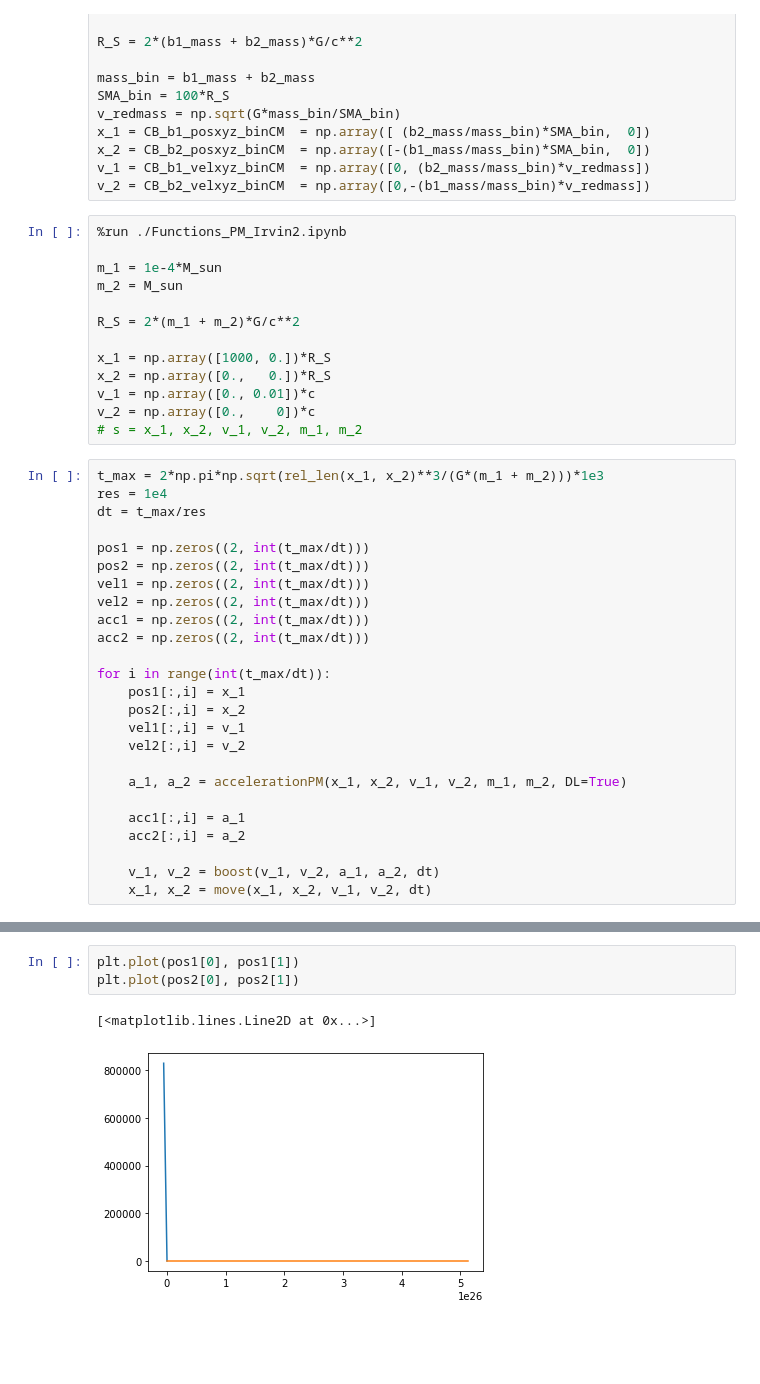
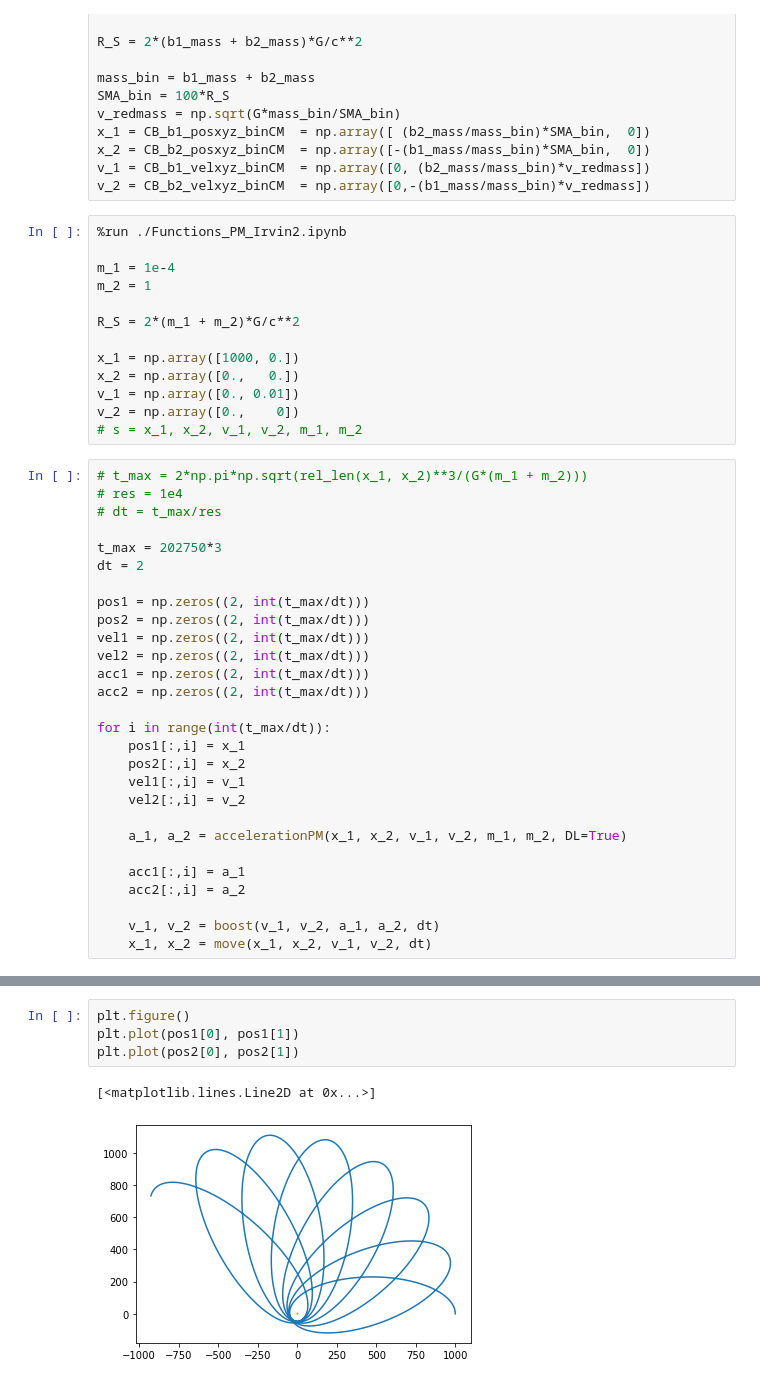
Before and after one commit to carlivas/Binary-Black-Hole-Orbitals, a Jupyter notebook: 04 POST MINKOWSKIAN EXPANSION/Documents/test_Irvin.ipynb, the cells around one changed output, grey strips where cells are left out. Saved outputs shown, nothing was run; the diff lists cells and outputs as text; blank space fills up the shorter version.

```diff
--- a/04 POST MINKOWSKIAN EXPANSION/Documents/test_Irvin.ipynb
+++ b/04 POST MINKOWSKIAN EXPANSION/Documents/test_Irvin.ipynb
@@ -16,20 +16,23 @@ v_2 = CB_b2_velxyz_binCM  = np.array([0,-(b1_mass/mass_bin)*v_redmass])
 # %%
 %run ./Functions_PM_Irvin2.ipynb
 
-m_1 = 1e-4*M_sun
-m_2 = M_sun
+m_1 = 1e-4
+m_2 = 1
 
 R_S = 2*(m_1 + m_2)*G/c**2
 
-x_1 = np.array([1000, 0.])*R_S
-x_2 = np.array([0.,   0.])*R_S
-v_1 = np.array([0., 0.01])*c
-v_2 = np.array([0.,    0])*c
+x_1 = np.array([1000, 0.])
+x_2 = np.array([0.,   0.])
+v_1 = np.array([0., 0.01])
+v_2 = np.array([0.,    0])
 # s = x_1, x_2, v_1, v_2, m_1, m_2
 # %%
-t_max = 2*np.pi*np.sqrt(rel_len(x_1, x_2)**3/(G*(m_1 + m_2)))*1e3
-res = 1e4
-dt = t_max/res
+# t_max = 2*np.pi*np.sqrt(rel_len(x_1, x_2)**3/(G*(m_1 + m_2)))
+# res = 1e4
+# dt = t_max/res
+
+t_max = 202750*3
+dt = 2
 
 pos1 = np.zeros((2, int(t_max/dt)))
 pos2 = np.zeros((2, int(t_max/dt)))
@@ -90,8 +64,9 @@ KeyboardInterrupt:
 # %%
+plt.figure()
 plt.plot(pos1[0], pos1[1])
 plt.plot(pos2[0], pos2[1])
 # %% [output]
 [<matplotlib.lines.Line2D at 0x...>]
-[figure, old version]
+[figure, new version]
 # %%
 pos1, vel1, acc1
```
Also changed, not shown: parts of 3 cells of this notebook, 2 other files.
